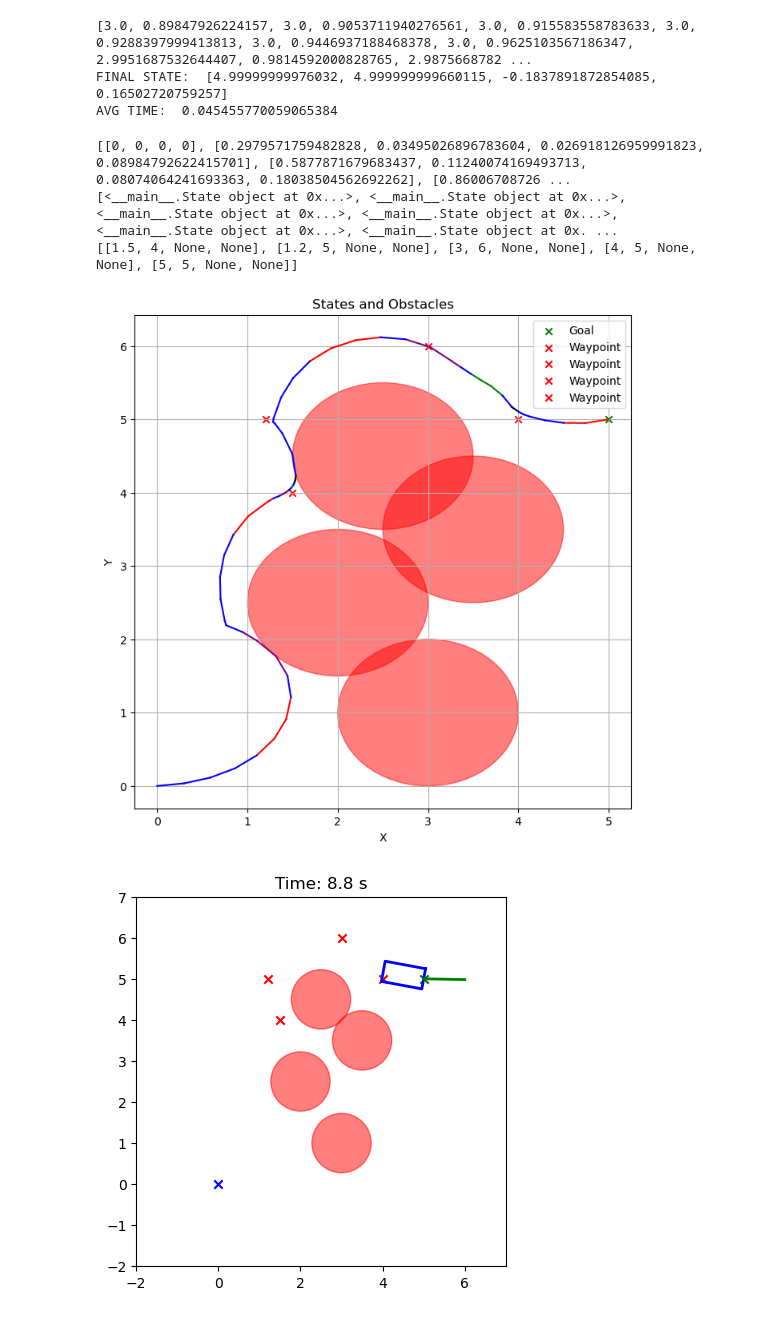
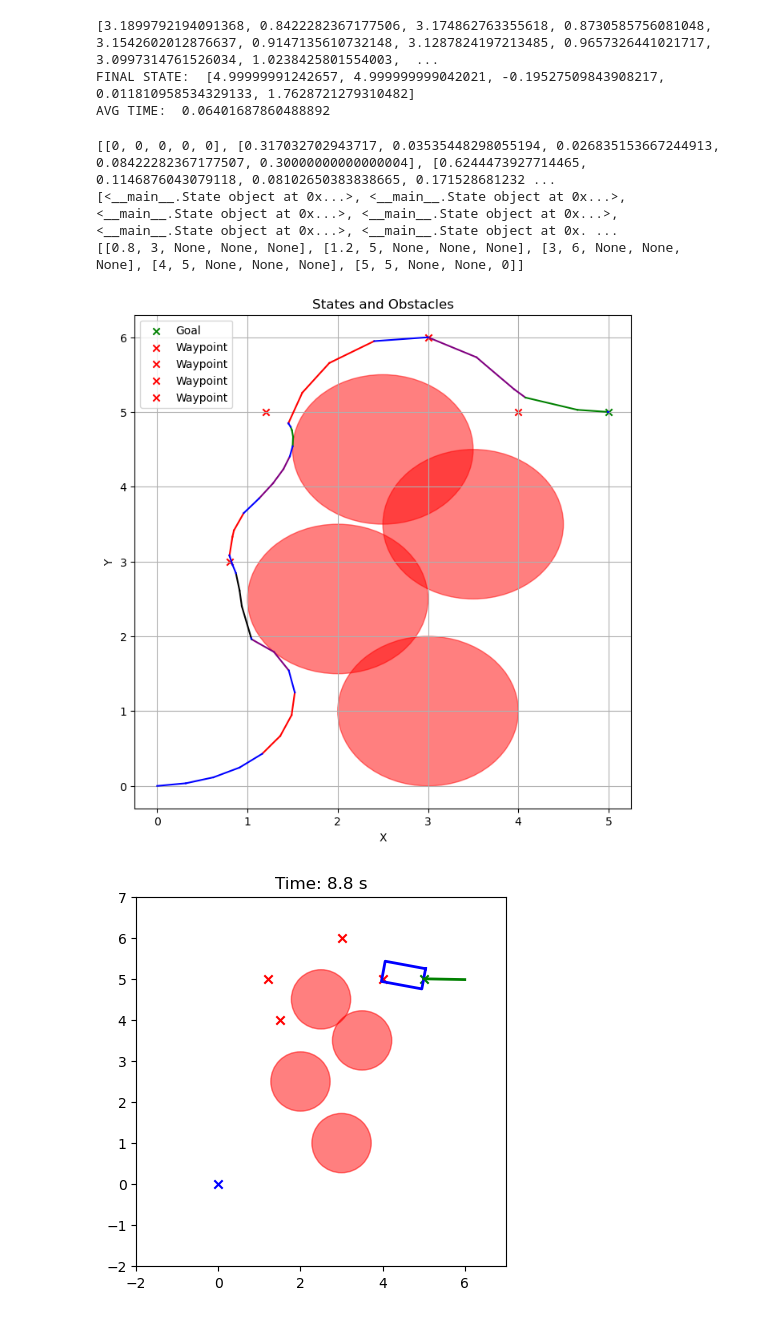
Before and after one commit to cornellev/Local_and_Global_Planning, a Jupyter notebook: local_sim/BicycleKinematics.ipynb, the cells around one changed output. Saved outputs shown, nothing was run; the diff lists cells and outputs as text; code cells hidden in the pictures.

Commit message:
Added acceleration cap

```diff
--- a/local_sim/BicycleKinematics.ipynb
+++ b/local_sim/BicycleKinematics.ipynb
@@ -285,6 +308,9 @@ final_range_ = .1
 
 total_inputs = []
 rest_of_them = []
+
+kept_states = 4
+
 state = initial_state.copy()
 
 def within_range(state, waypoint, range_):
@@ -296,7 +322,7 @@ waypoints_copy = waypoints.copy()
 
 while len(waypoints_copy) > 0:
     start_time = time.time()
-    optimizer = Optimizer(state.copy(), [State.fromRawState(way) for way in waypoints_copy], range_, dT, N, per_state_cost_function, final_state_cost_function, goal_state, obstacles, [[0, 3], [-np.pi/3, np.pi/3]])
+    optimizer = Optimizer(state.copy(), [State.fromRawState(way) for way in waypoints_copy], range_, dT, N, per_state_cost_function, final_state_cost_function, goal_state, obstacles, [[0, 6], [-np.pi/2, np.pi/2]])
     # optimal_inputs = optimizer.calculate_optimal_input([2/dT/N, 0], N)
 
     # print("INITIAL INPUT: ", [current_to_waypoint_needed_velocity, current_to_waypoint_needed_steering_angle])
@@ -310,29 +336,29 @@ while len(waypoints_copy) > 0:
 
         current_to_waypoint_vector = np.array([waypoints_copy[0][0] - emulated_state.position[0], waypoints_copy[0][1] - emulated_state.position[1]])
 
-        current_to_waypoint_needed_velocity = np.linalg.norm(current_to_waypoint_vector) / dT / N
+        current_to_waypoint_needed_accel = (np.linalg.norm(current_to_waypoint_vector) - emulated_state.velocity) / dT / N
         current_to_waypoint_needed_steering_angle = (np.arctan2(current_to_waypoint_vector[1], current_to_waypoint_vector[0]) - emulated_state.heading_angle) / dT / N
 
         for _ in range(N - int(len(rest_of_them) / 2)):
             # starting_inputs.extend(rest_of_them[-2], 0)
-            starting_inputs.extend([current_to_waypoint_needed_velocity, current_to_waypoint_needed_steering_angle])
+            starting_inputs.extend([current_to_waypoint_needed_accel, current_to_waypoint_needed_steering_angle])
     else:
         # Set initial velocity and angle based on next waypoint
         current_to_waypoint_vector = np.array([waypoints_copy[0][0] - state.position[0], waypoints_copy[0][1] - state.position[1]])
 
-        current_to_waypoint_needed_velocity = np.linalg.norm(current_to_waypoint_vector) / dT / N
+        current_to_waypoint_needed_accel = (np.linalg.norm(current_to_waypoint_vector) - state.velocity) / dT / N
         current_to_waypoint_needed_steering_angle = (np.arctan2(current_to_waypoint_vector[1], current_to_waypoint_vector[0]) - state.heading_angle) / dT / N
 
         for _ in range(N):
-            starting_inputs.extend([current_to_waypoint_needed_velocity, current_to_waypoint_needed_steering_angle])
+            starting_inputs.extend([current_to_waypoint_needed_accel, current_to_waypoint_needed_steering_angle])
 
     optimal = optimizer.calculate_optimal_input(
         starting_inputs,
         N
     )
 
-    optimal_inputs = optimal[:8]
-    rest_of_them = optimal[8:]
+    optimal_inputs = optimal[:kept_states * 2]
+    rest_of_them = optimal[kept_states * 2:]
 
     # time.sleep(2)
     # optimal_inputs = optimizer.calculate_optimal_input(
@@ -363,9 +389,9 @@ print(total_inputs)
 print("FINAL STATE: ", state.raw_state())
 print("AVG TIME: ", time_spent / iters_spent)
 # %% [output]
-[3.0, 0.89847926224157, 3.0, 0.9053711940276561, 3.0, 0.915583558783633, 3.0, 0.9288397999413813, 3.0, 0.9446937188468378, 3.0, 0.9625103567186347, 2.9951687532644407, 0.9814592000828765, 2.9875668782 ...
-FINAL STATE:  [4.99999999976032, 4.999999999660115, -0.1837891872854085, 0.16502720759257]
-AVG TIME:  0.045455770059065384
+[3.1899792194091368, 0.8422282367177506, 3.174862763355618, 0.8730585756081048, 3.1542602012876637, 0.9147135610732148, 3.1287824197213485, 0.9657326441021717, 3.0997314761526034, 1.0238425801554003,  ...
+FINAL STATE:  [4.99999991242657, 4.999999999042021, -0.19527509843908217, 0.011810958534329133, 1.7628721279310482]
+AVG TIME:  0.06401687860488892
 # %%
 import matplotlib.pyplot as plt
 
@@ -394,8 +420,8 @@ x = [state[0] for state in states]
 y = [state[1] for state in states]
 
 # Split x into a list of lists with 4 elements each
-x_new = [x[i:i + 4] for i in range(0, len(x), 4)]
-y_new = [y[i:i + 4] for i in range(0, len(y), 4)]
+x_new = [x[i:i + 4] for i in range(0, len(x), kept_states)]
+y_new = [y[i:i + 4] for i in range(0, len(y), kept_states)]
 
 # Plot states and obstacles, drawing every 4 states with new colors
 plt.figure(figsize=(8, 8))
@@ -430,36 +456,36 @@ for i in range(len(x_new) - 1):
 plt.xlabel('X')
 plt.ylabel('Y')
 plt.title('States and Obstacles')
 plt.legend()
 plt.grid(True)
 plt.show()
 
 # # Animate a vehicle moving along the path of states in 'real_states'
 # import matplotlib.pyplot as plt
 # import matplotlib.animation as animation
 
 # fig, ax = plt.subplots()
 # ax.set_xlim(-10, 10)
 # ax.set_ylim(-10, 10)
 # line, = ax.plot([], [], 'o-')
 
 # def init():
 #     line.set_data([], [])
 #     return line,
 
 # def animate(i):
 #     line.set_data(real_states[i].position[0], real_states[i].position[1])
 #     return line,
 
 # ani = animation.FuncAnimation(fig, animate, frames=len(real_states), init_func=init, blit=True)
 
 # Save animation to file
 # ani.save('vehicle_animation.gif', writer='imagemagick', fps=10)
 # %% [output]
-[[0, 0, 0, 0], [0.2979571759482828, 0.03495026896783604, 0.026918126959991823, 0.08984792622415701], [0.5877871679683437, 0.11240074169493713, 0.08074064241693363, 0.18038504562692262], [0.86006708726 ...
+[[0, 0, 0, 0, 0], [0.317032702943717, 0.03535448298055194, 0.026835153667244913, 0.08422282367177507, 0.30000000000000004], [0.6244473927714465, 0.1146876043079118, 0.08102650383838665, 0.171528681232 ...
 [<__main__.State object at 0x...>, <__main__.State object at 0x...>, <__main__.State object at 0x...>, <__main__.State object at 0x...>, <__main__.State object at 0x...>, <__main__.State object at 0x. ...
-[[1.5, 4, None, None], [1.2, 5, None, None], [3, 6, None, None], [4, 5, None, None], [5, 5, None, None]]
+[[0.8, 3, None, None, None], [1.2, 5, None, None, None], [3, 6, None, None, None], [4, 5, None, None, None], [5, 5, None, None, 0]]
-[figure, old version]
+[figure, new version]
 # %%
 import numpy as np
 import matplotlib.pyplot as plt
```
Also changed, not shown: parts of 3 cells of this notebook, 1 other file.
